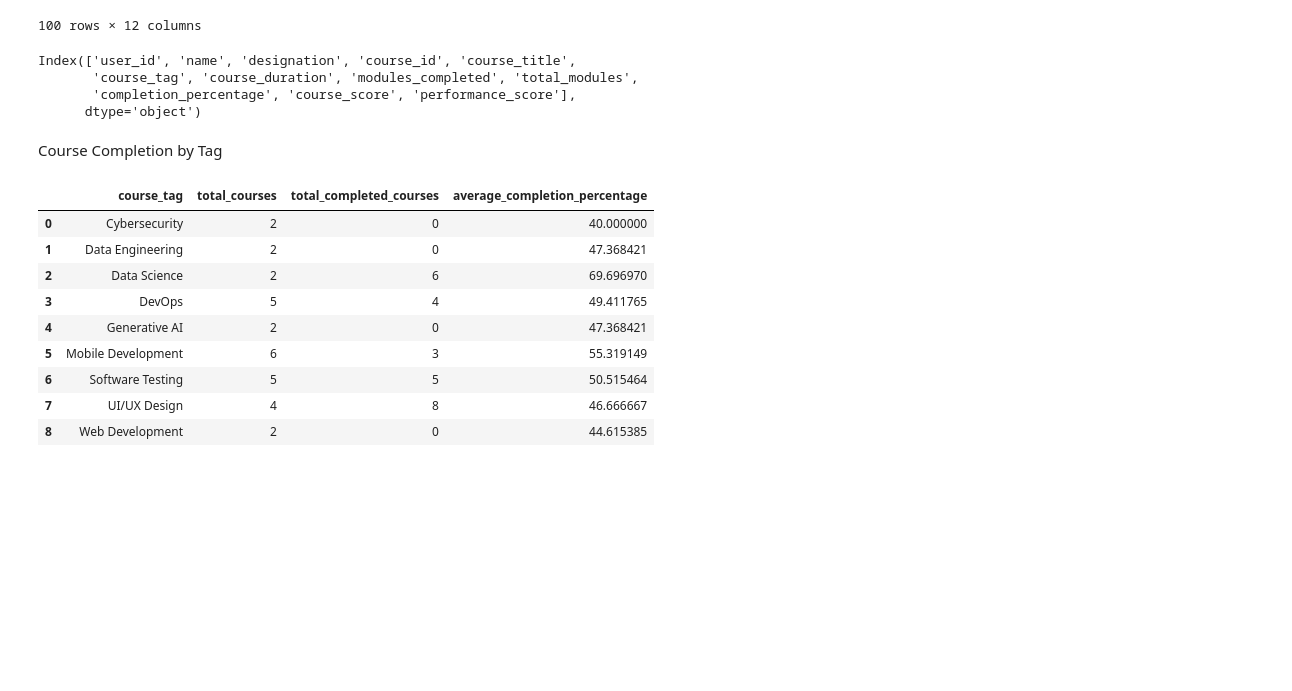
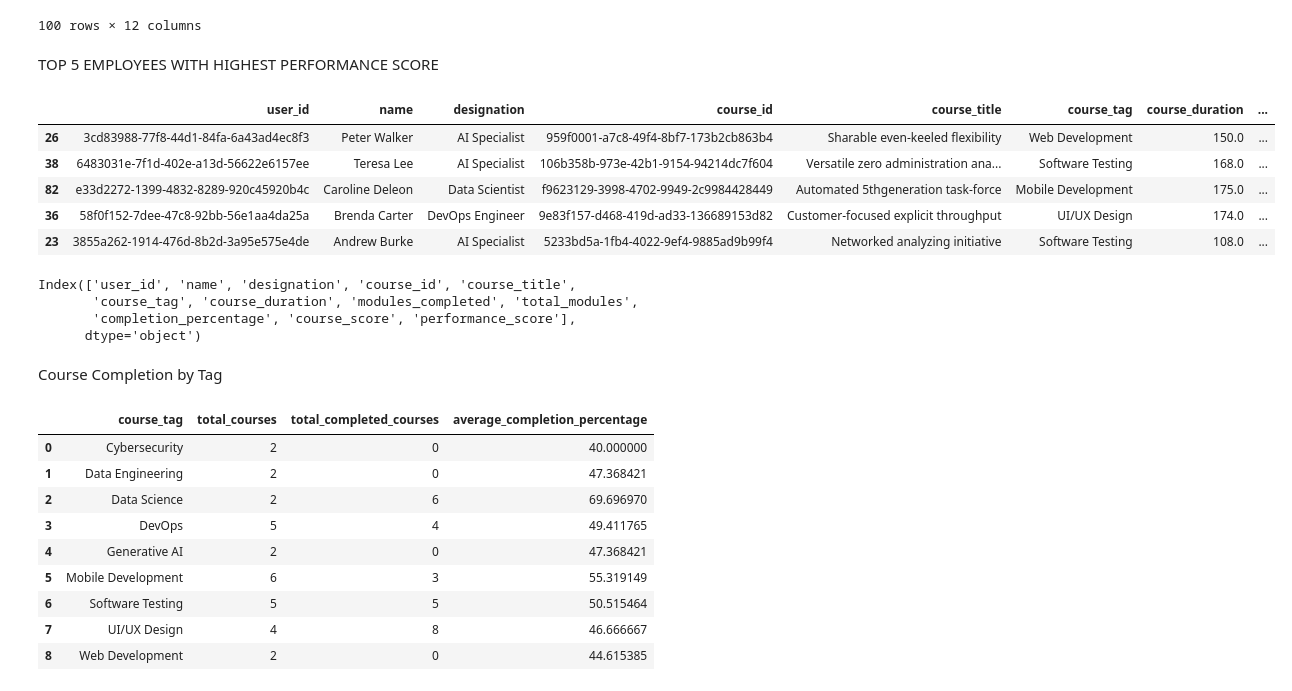
Before and after one commit to vikasreddy1406/Course_completion_project, a Jupyter notebook: data_engineering/data_report_script.ipynb, the cells around one changed output. Cells and saved outputs as stored; diff of their text form; code cells hidden in the pictures; blank space fills up the shorter version.

```diff
--- a/data_engineering/data_report_script.ipynb
+++ b/data_engineering/data_report_script.ipynb
@@ -300,6 +300,19 @@ display(employee_performance_kpi)
 | 98 | fd4a96d9-39b7-4d9b-a9b3-4fcb493e0e0b | Patricia Montoya | UI/UX Designer | e320cc11-248f-4fa2-9896-aaab2b4bc1ab | Re-contextualized composite syste... | DevOps | 116.0 | ... |
 | 99 | fe5b8301-1b13-4683-8fb5-3e8689f0c4d8 | Kimberly Cowan | Data Engineer | 4f3eb0d3-dd92-4afe-9c6c-cd1634770a52 | Polarized static conglomeration | Mobile Development | 117.0 | ... |
 100 rows × 12 columns
+# %% [markdown]
+TOP 5 EMPLOYEES WITH HIGHEST PERFORMANCE SCORE
+# %%
+top_5_employees = employee_performance_kpi.nlargest(5, 'performance_score')
+
+top_5_employees.head()
+# %% [output]
+|  | user_id | name | designation | course_id | course_title | course_tag | course_duration | ... |
+| 26 | 3cd83988-77f8-44d1-84fa-6a43ad4ec8f3 | Peter Walker | AI Specialist | 959f0001-a7c8-49f4-8bf7-173b2cb863b4 | Sharable even-keeled flexibility | Web Development | 150.0 | ... |
+| 38 | 6483031e-7f1d-402e-a13d-56622e6157ee | Teresa Lee | AI Specialist | 106b358b-973e-42b1-9154-94214dc7f604 | Versatile zero administration ana... | Software Testing | 168.0 | ... |
+| 82 | e33d2272-1399-4832-8289-920c45920b4c | Caroline Deleon | Data Scientist | f9623129-3998-4702-9949-2c9984428449 | Automated 5thgeneration task-force | Mobile Development | 175.0 | ... |
+| 36 | 58f0f152-7dee-47c8-92bb-56e1aa4da25a | Brenda Carter | DevOps Engineer | 9e83f157-d468-419d-ad33-136689153d82 | Customer-focused explicit throughput | UI/UX Design | 174.0 | ... |
+| 23 | 3855a262-1914-476d-8b2d-3a95e575e4de | Andrew Burke | AI Specialist | 5233bd5a-1fb4-4022-9ef4-9885ad9b99f4 | Networked analyzing initiative | Software Testing | 108.0 | ... |
 # %%
 employee_performance_kpi.columns
 # %% [output]
```
Also changed, not shown: parts of 4 cells of this notebook, 6 other files.
